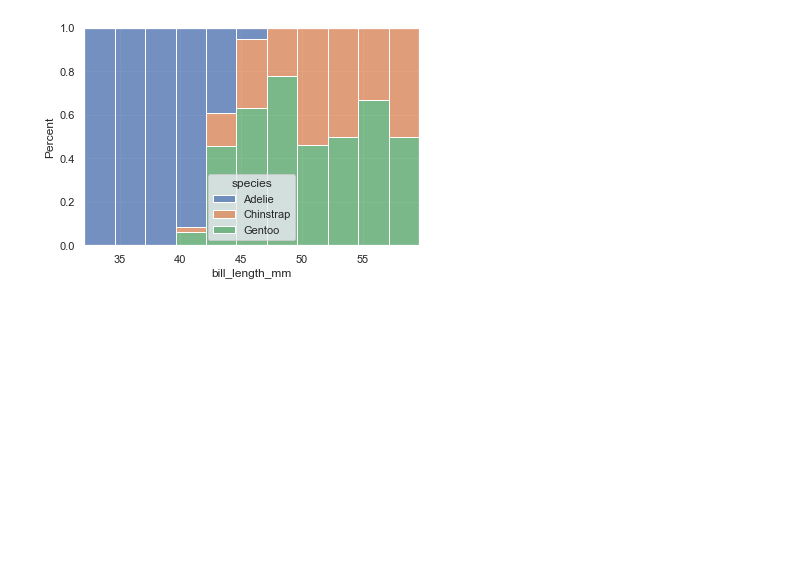
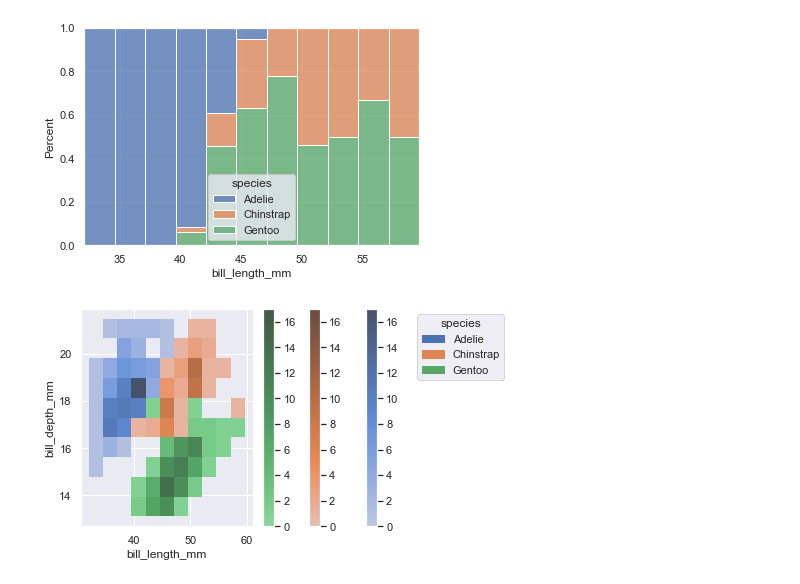
Before and after one commit to muhsinata/data-science-exercises, a Jupyter notebook: seaborn-exercises/exercise-3.ipynb, the cells around one changed output. Saved outputs shown, nothing was run; the diff lists cells and outputs as text; code cells hidden in the pictures; blank space fills up the shorter version.

Commit message:
feat: add bivariate histogram

```diff
--- a/seaborn-exercises/exercise-3.ipynb
+++ b/seaborn-exercises/exercise-3.ipynb
@@ -60,3 +60,12 @@ sns.histplot(x="bill_length_mm", multiple="fill",
 plt.show()
 # %% [output]
 [figure]
+# %%
+# Create Bivariate Histogram Graph
+
+g = sns.histplot(x="bill_length_mm", y="bill_depth_mm", data=penguins, hue="species",
+             cbar=True)
+sns.move_legend(g, loc="upper right", bbox_to_anchor=(2.5, 1))
+plt.show()
+# %% [output]
+[figure, added]
```
